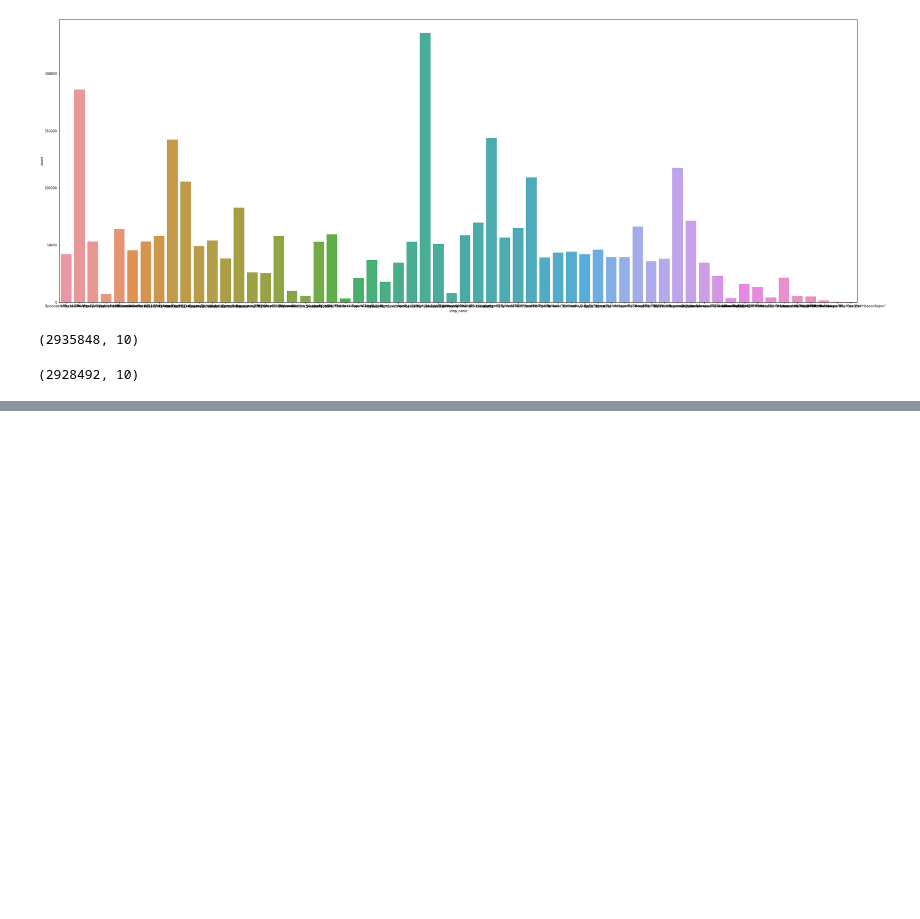
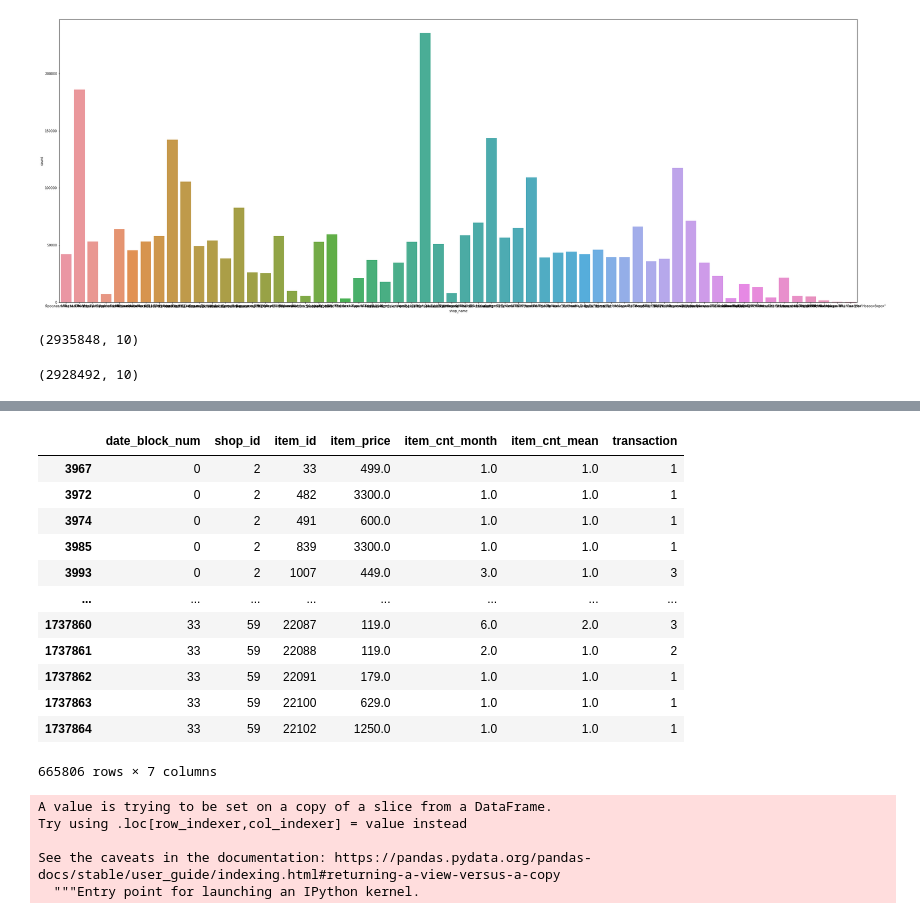
Before and after one commit to sardarmonsoorsait/Crossroad, a Jupyter notebook: asaiTech_predictfuturesales.ipynb, the cells around one changed output, grey strips where cells are left out. Saved outputs shown, nothing was run; the diff lists cells and outputs as text; code cells hidden in the pictures; blank space fills up the shorter version.

```diff
--- a/asaiTech_predictfuturesales.ipynb
+++ b/asaiTech_predictfuturesales.ipynb
@@ -283,0 +297,24 @@ monthly_s = df_sales.join(monthly_sales,)
+# %%
+monthly_sales_n
+# %% [output]
+|  | date_block_num | shop_id | item_id | item_price | item_cnt_month | item_cnt_mean | transaction |
+| 3967 | 0 | 2 | 33 | 499.0 | 1.0 | 1.0 | 1 |
+| 3972 | 0 | 2 | 482 | 3300.0 | 1.0 | 1.0 | 1 |
+| 3974 | 0 | 2 | 491 | 600.0 | 1.0 | 1.0 | 1 |
+| 3985 | 0 | 2 | 839 | 3300.0 | 1.0 | 1.0 | 1 |
+| 3993 | 0 | 2 | 1007 | 449.0 | 3.0 | 1.0 | 3 |
+| ... | ... | ... | ... | ... | ... | ... | ... |
+| 1737860 | 33 | 59 | 22087 | 119.0 | 6.0 | 2.0 | 3 |
+| 1737861 | 33 | 59 | 22088 | 119.0 | 2.0 | 1.0 | 2 |
+| 1737862 | 33 | 59 | 22091 | 179.0 | 1.0 | 1.0 | 1 |
+| 1737863 | 33 | 59 | 22100 | 629.0 | 1.0 | 1.0 | 1 |
+| 1737864 | 33 | 59 | 22102 | 1250.0 | 1.0 | 1.0 | 1 |
+665806 rows × 7 columns
+# %%
+monthly_sales_n['item_cnt_month']=monthly_sales_n['item_cnt_month'] .shift(-1,axis=0)
+# %% [output]
+A value is trying to be set on a copy of a slice from a DataFrame.
+Try using .loc[row_indexer,col_indexer] = value instead
+
+See the caveats in the documentation: https://pandas.pydata.org/pandas-docs/stable/user_guide/indexing.html#returning-a-view-versus-a-copy
+  """Entry point for launching an IPython kernel.
```
Also changed, not shown: parts of 11 cells of this notebook.
